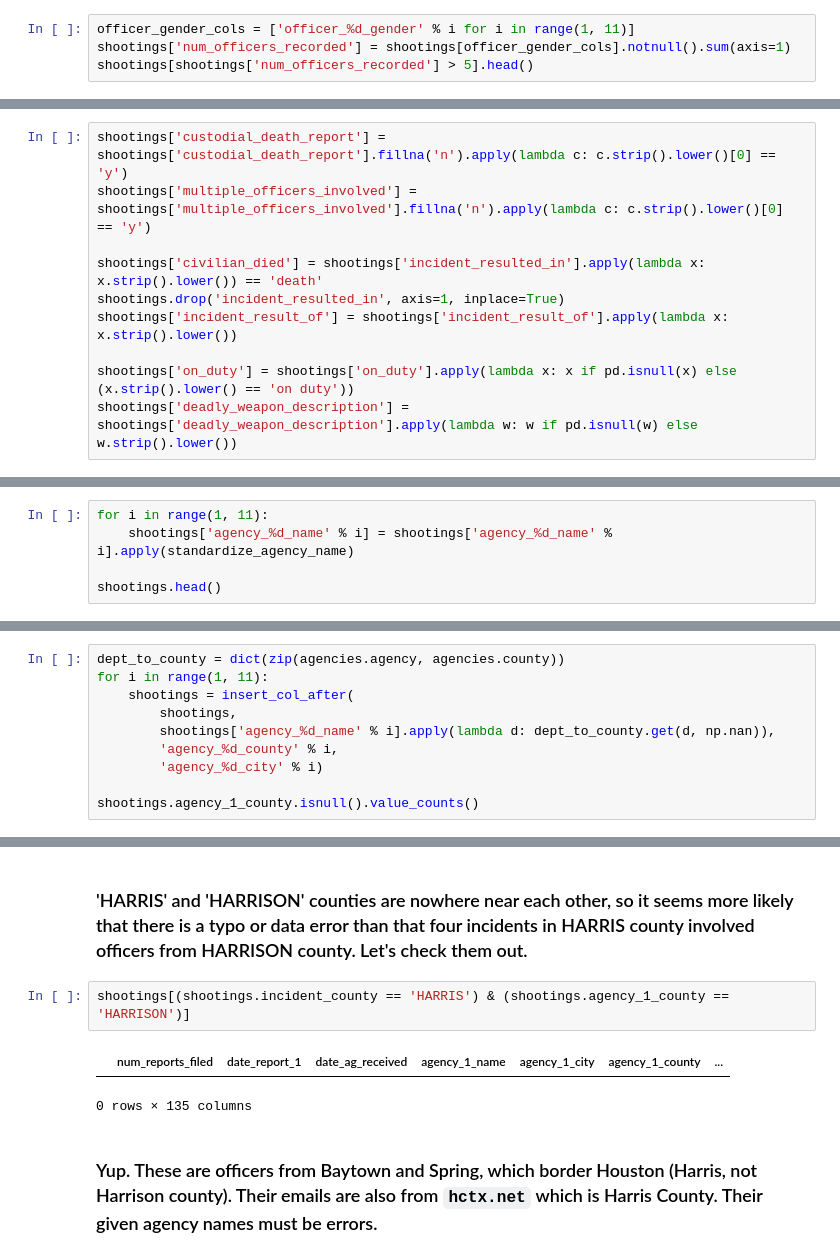
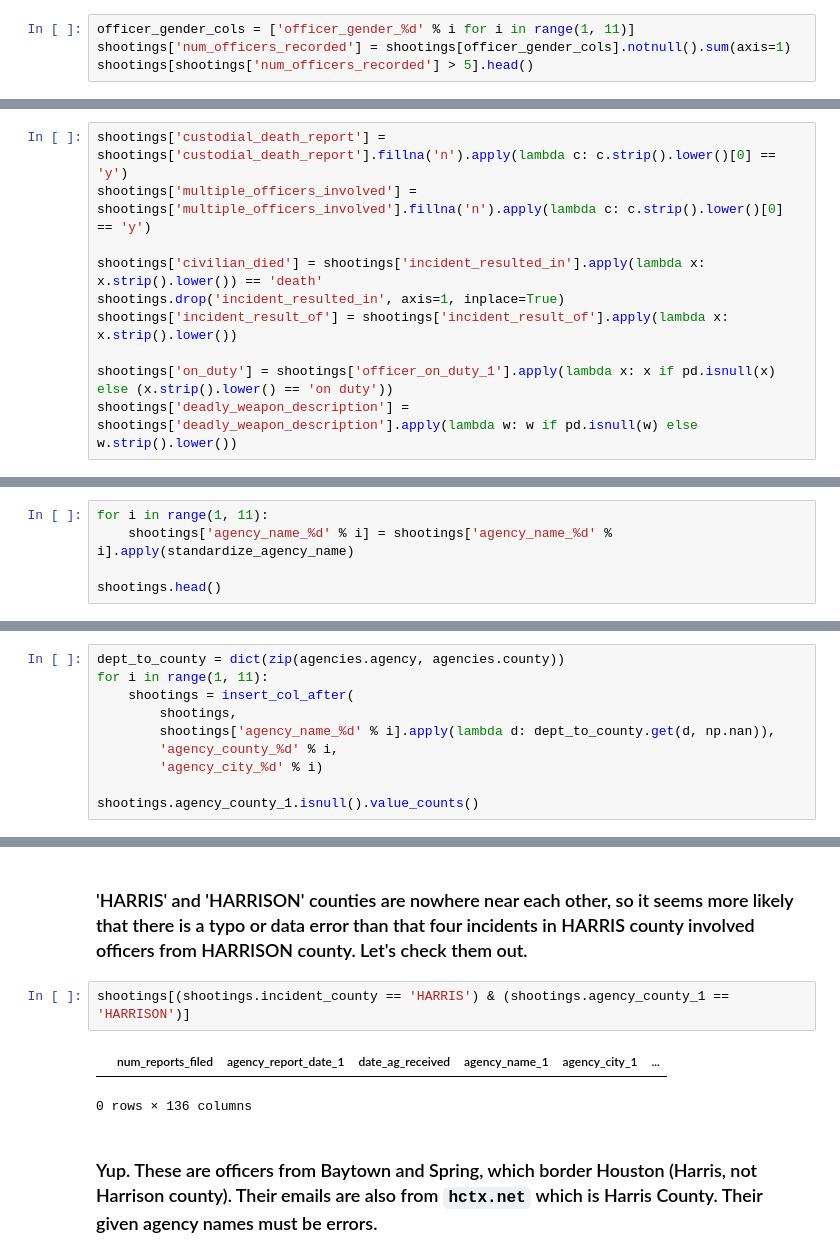
Before and after one commit to texas-justice-initiative/data-processing, a Jupyter notebook: data_cleaning/clean_ois_civilians_shot.ipynb, the cells around one changed output, grey strips where cells are left out. Cells and saved outputs as stored; diff of their text form.

Commit message:
Adjust ois cleaning scripts slightly, align civilian/officer data file column names

```diff
--- a/data_cleaning/clean_ois_civilians_shot.ipynb
+++ b/data_cleaning/clean_ois_civilians_shot.ipynb
@@ -177,7 +179,7 @@ standardize_race_cols(shootings)
 
 We use the presence of officer gender as an indicator. Not all incidents use a separate agency_name_X column per officer, so we can't use that.
 # %%
-officer_gender_cols = ['officer_%d_gender' % i for i in range(1, 11)]
+officer_gender_cols = ['officer_gender_%d' % i for i in range(1, 11)]
 shootings['num_officers_recorded'] = shootings[officer_gender_cols].notnull().sum(axis=1)
 shootings[shootings['num_officers_recorded'] > 5].head()
 # %% [output]
@@ -196,7 +198,7 @@ shootings['civilian_died'] = shootings['incident_resulted_in'].apply(lambda x: x
 shootings.drop('incident_resulted_in', axis=1, inplace=True)
 shootings['incident_result_of'] = shootings['incident_result_of'].apply(lambda x: x.strip().lower())
 
-shootings['on_duty'] = shootings['on_duty'].apply(lambda x: x if pd.isnull(x) else (x.strip().lower() == 'on duty'))
+shootings['on_duty'] = shootings['officer_on_duty_1'].apply(lambda x: x if pd.isnull(x) else (x.strip().lower() == 'on duty'))
 shootings['deadly_weapon_description'] = shootings['deadly_weapon_description'].apply(lambda w: w if pd.isnull(w) else w.strip().lower())
 # %% [markdown]
 ### NOTE: Data quirk
@@ -357,7 +359,7 @@ Uppercasing columns: date_report_1 agency_1_name agency_1_city agency_1_zip time
 ### Standardize police agency names
 # %%
 for i in range(1, 11):
-    shootings['agency_%d_name' % i] = shootings['agency_%d_name' % i].apply(standardize_agency_name)
+    shootings['agency_name_%d' % i] = shootings['agency_name_%d' % i].apply(standardize_agency_name)
 
 shootings.head()
 # %% [output]
@@ -375,11 +377,11 @@ dept_to_county = dict(zip(agencies.agency, agencies.county))
 for i in range(1, 11):
     shootings = insert_col_after(
         shootings,
-        shootings['agency_%d_name' % i].apply(lambda d: dept_to_county.get(d, np.nan)),
-        'agency_%d_county' % i,
-        'agency_%d_city' % i)
+        shootings['agency_name_%d' % i].apply(lambda d: dept_to_county.get(d, np.nan)),
+        'agency_county_%d' % i,
+        'agency_city_%d' % i)
 
-shootings.agency_1_county.isnull().value_counts()
+shootings.agency_county_1.isnull().value_counts()
 # %% [output]
 False    450
 True       4
@@ -434,10 +436,10 @@ Name: agency_1_county, dtype: int64
 # %% [markdown]
 ### 'HARRIS' and 'HARRISON' counties are nowhere near each other, so it seems more likely that there is a typo or data error than that four incidents in HARRIS county involved officers from HARRISON county. Let's check them out.
 # %%
-shootings[(shootings.incident_county == 'HARRIS') & (shootings.agency_1_county == 'HARRISON')]
+shootings[(shootings.incident_county == 'HARRIS') & (shootings.agency_county_1 == 'HARRISON')]
 # %% [output]
-|  | num_reports_filed | date_report_1 | date_ag_received | agency_1_name | agency_1_city | agency_1_county | ... |
+|  | num_reports_filed | agency_report_date_1 | date_ag_received | agency_name_1 | agency_city_1 | ... |
-0 rows × 135 columns
+0 rows × 136 columns
 # %% [markdown]
 ### Yup. These are officers from Baytown and Spring, which border Houston (Harris, not Harrison county). Their emails are also from `hctx.net` which is Harris County. Their given agency names must be errors.
 # %%
```
Also changed, not shown: parts of 17 cells of this notebook, 1 other file.
